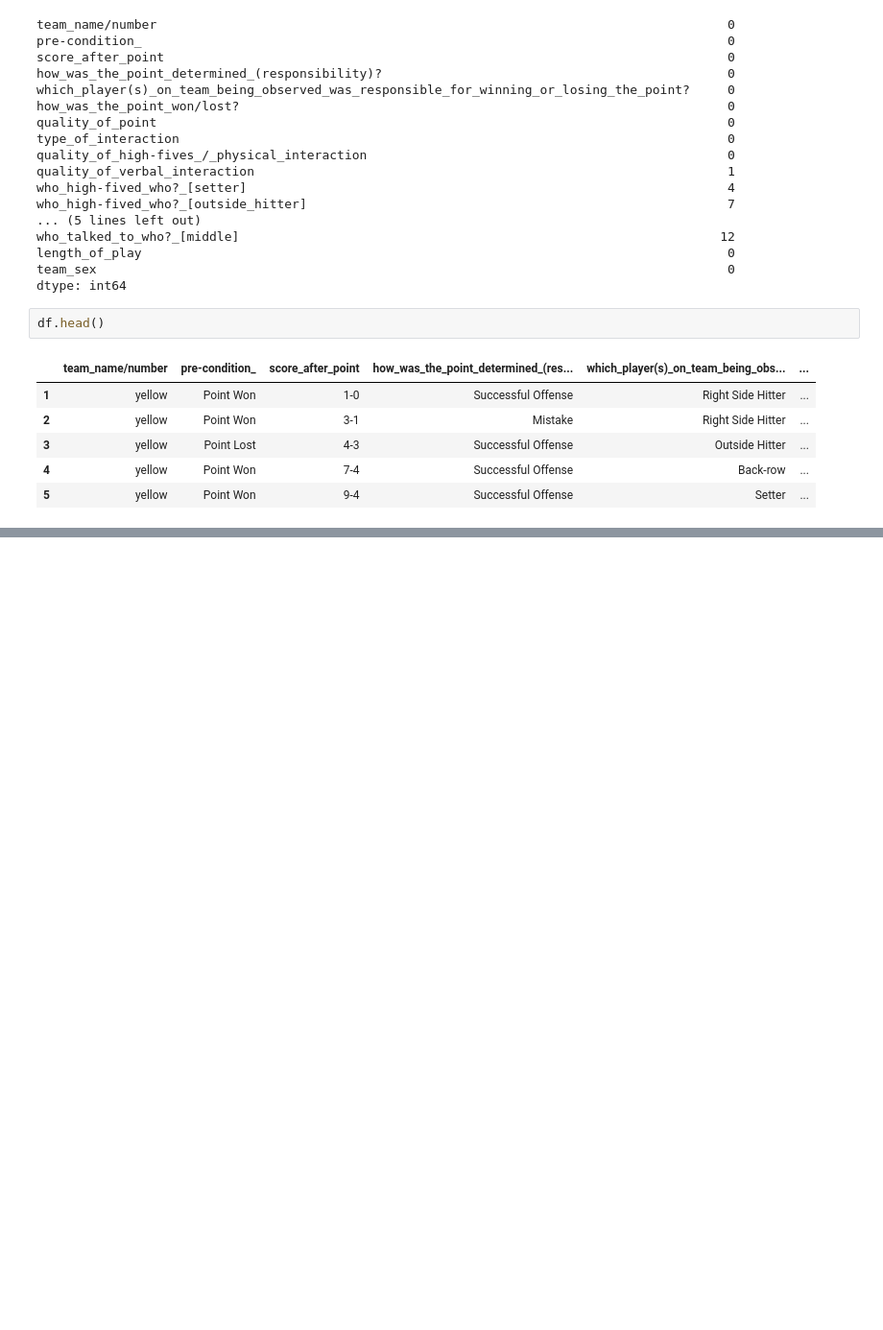
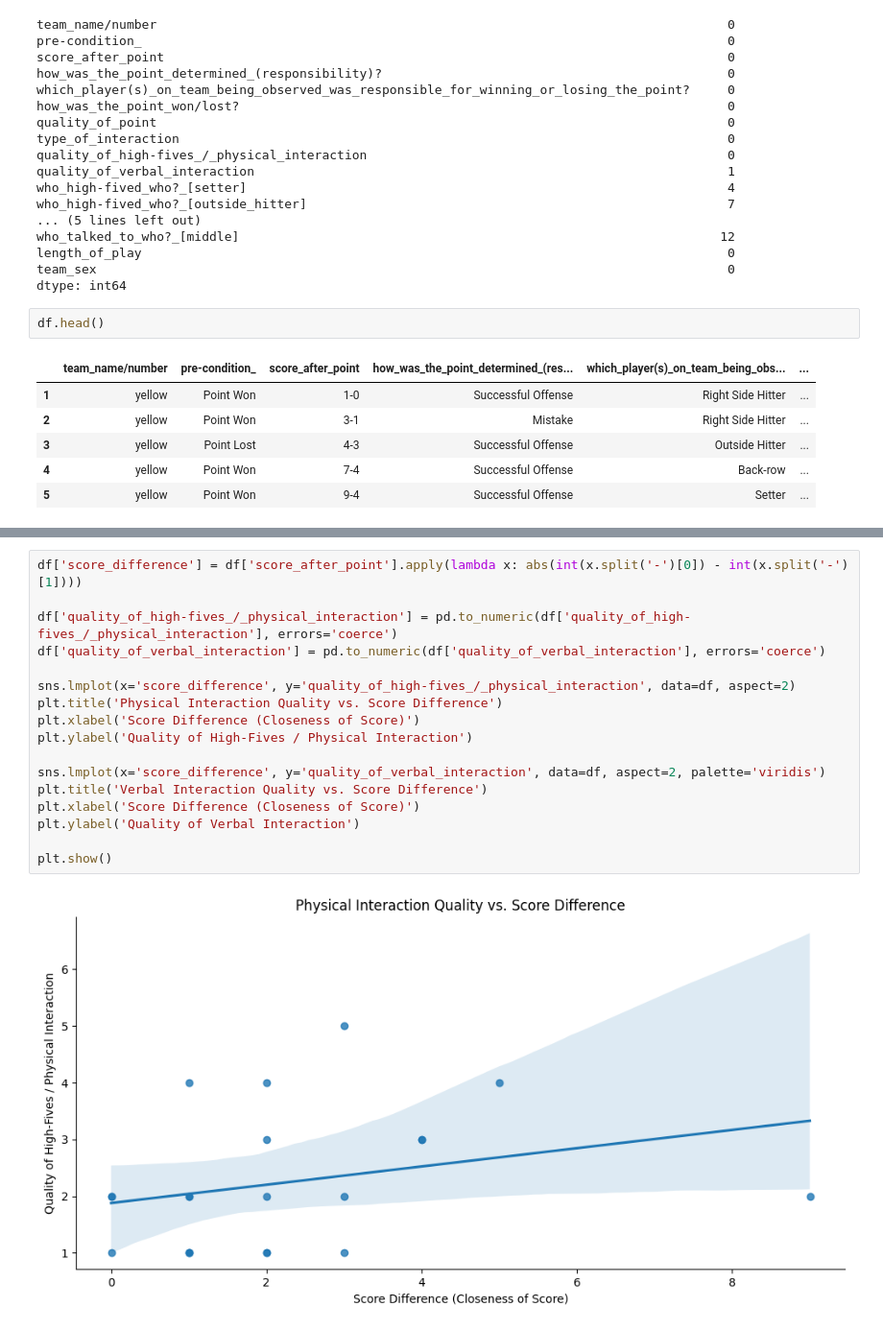
Before and after one commit to tristanmcooper/BeachVolleyballDataProject, a Jupyter notebook: BeachVBDataNotebook.ipynb, the cells around one changed output, grey strips where cells are left out. Shown: that part at 96% size. Saved outputs shown, nothing was run; the diff lists cells and outputs as text; blank space fills up the shorter version.

```diff
--- a/BeachVBDataNotebook.ipynb
+++ b/BeachVBDataNotebook.ipynb
@@ -230,0 +253,19 @@ Passing `palette` without assigning `hue` is deprecated and will be removed in v
+# %%
+df['score_difference'] = df['score_after_point'].apply(lambda x: abs(int(x.split('-')[0]) - int(x.split('-')[1])))
+
+df['quality_of_high-fives_/_physical_interaction'] = pd.to_numeric(df['quality_of_high-fives_/_physical_interaction'], errors='coerce')
+df['quality_of_verbal_interaction'] = pd.to_numeric(df['quality_of_verbal_interaction'], errors='coerce')
+
+sns.lmplot(x='score_difference', y='quality_of_high-fives_/_physical_interaction', data=df, aspect=2)
+plt.title('Physical Interaction Quality vs. Score Difference')
+plt.xlabel('Score Difference (Closeness of Score)')
+plt.ylabel('Quality of High-Fives / Physical Interaction')
+
+sns.lmplot(x='score_difference', y='quality_of_verbal_interaction', data=df, aspect=2, palette='viridis')
+plt.title('Verbal Interaction Quality vs. Score Difference')
+plt.xlabel('Score Difference (Closeness of Score)')
+plt.ylabel('Quality of Verbal Interaction')
+
+plt.show()
+# %% [output]
+[figure, added]
```
Also changed, not shown: parts of 7 cells of this notebook.
